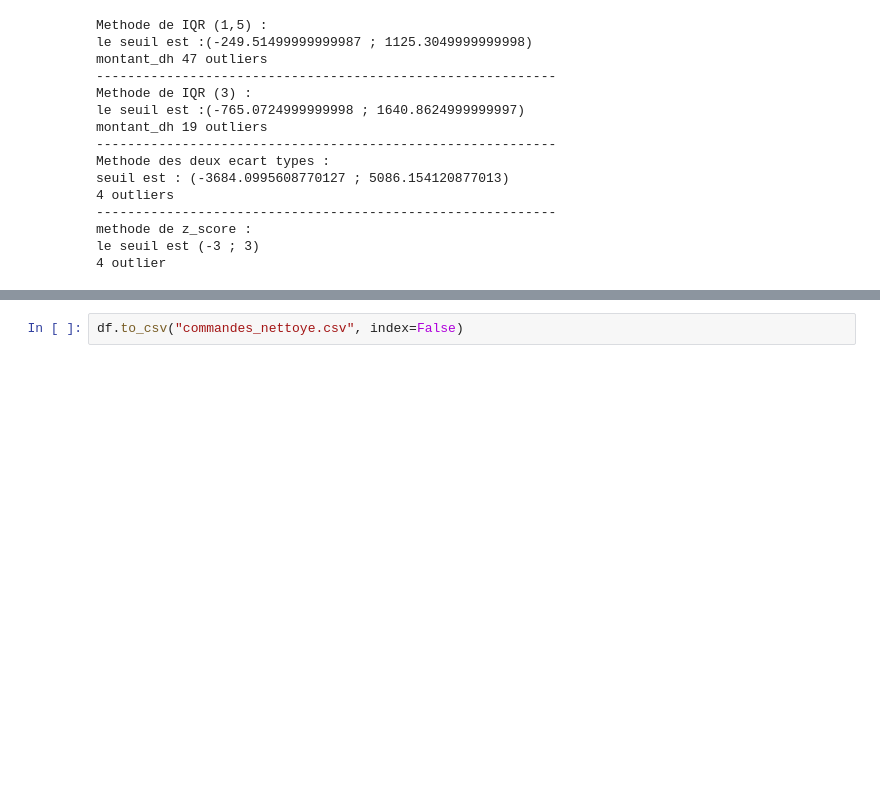
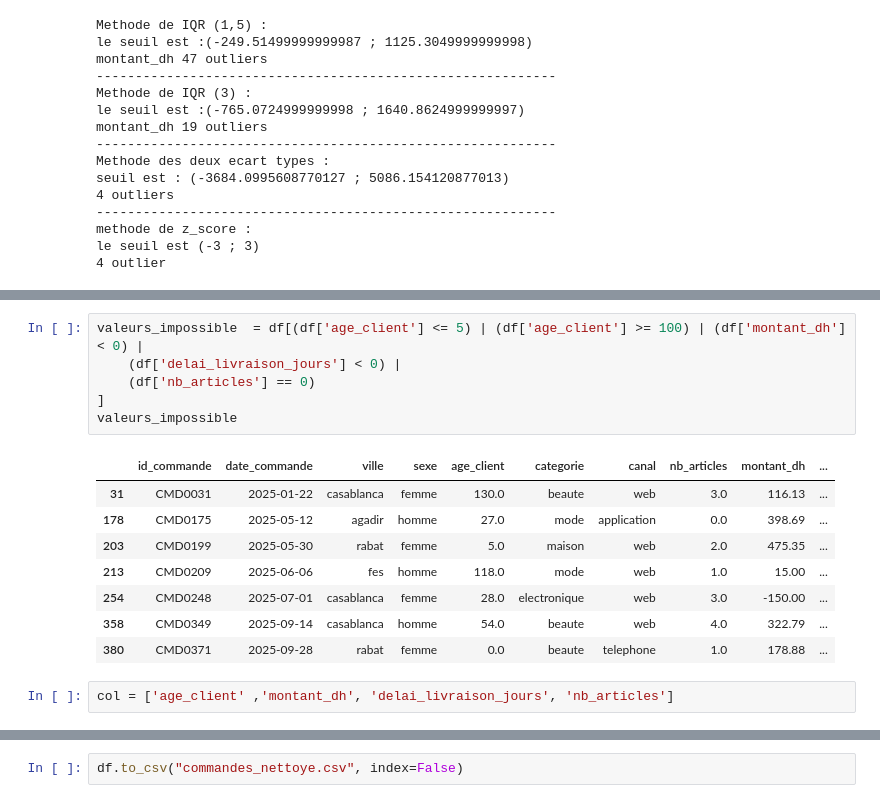
Before and after one commit to damghiziyad-hash/Analyse-des-commandes-et-des-messages-clients-de-MarocShop, a Jupyter notebook: notebooks/net_cmd.ipynb, the cells around one changed output, grey strips where cells are left out. Cells and saved outputs as stored; diff of their text form; blank space fills up the shorter version.

```diff
--- a/notebooks/net_cmd.ipynb
+++ b/notebooks/net_cmd.ipynb
@@ -531,0 +544,17 @@ le seuil est (-3 ; 3)
+# %%
+valeurs_impossible  = df[(df['age_client'] <= 5) | (df['age_client'] >= 100) | (df['montant_dh'] < 0) |
+    (df['delai_livraison_jours'] < 0) |
+    (df['nb_articles'] == 0)
+]
+valeurs_impossible
+# %% [output]
+|  | id_commande | date_commande | ville | sexe | age_client | categorie | canal | nb_articles | montant_dh | ... |
+| 31 | CMD0031 | 2025-01-22 | casablanca | femme | 130.0 | beaute | web | 3.0 | 116.13 | ... |
+| 178 | CMD0175 | 2025-05-12 | agadir | homme | 27.0 | mode | application | 0.0 | 398.69 | ... |
+| 203 | CMD0199 | 2025-05-30 | rabat | femme | 5.0 | maison | web | 2.0 | 475.35 | ... |
+| 213 | CMD0209 | 2025-06-06 | fes | homme | 118.0 | mode | web | 1.0 | 15.00 | ... |
+| 254 | CMD0248 | 2025-07-01 | casablanca | femme | 28.0 | electronique | web | 3.0 | -150.00 | ... |
+| 358 | CMD0349 | 2025-09-14 | casablanca | homme | 54.0 | beaute | web | 4.0 | 322.79 | ... |
+| 380 | CMD0371 | 2025-09-28 | rabat | femme | 0.0 | beaute | telephone | 1.0 | 178.88 | ... |
+# %%
+col = ['age_client' ,'montant_dh', 'delai_livraison_jours', 'nb_articles']
```
Also changed, not shown: parts of 4 cells of this notebook, 2 other files.
